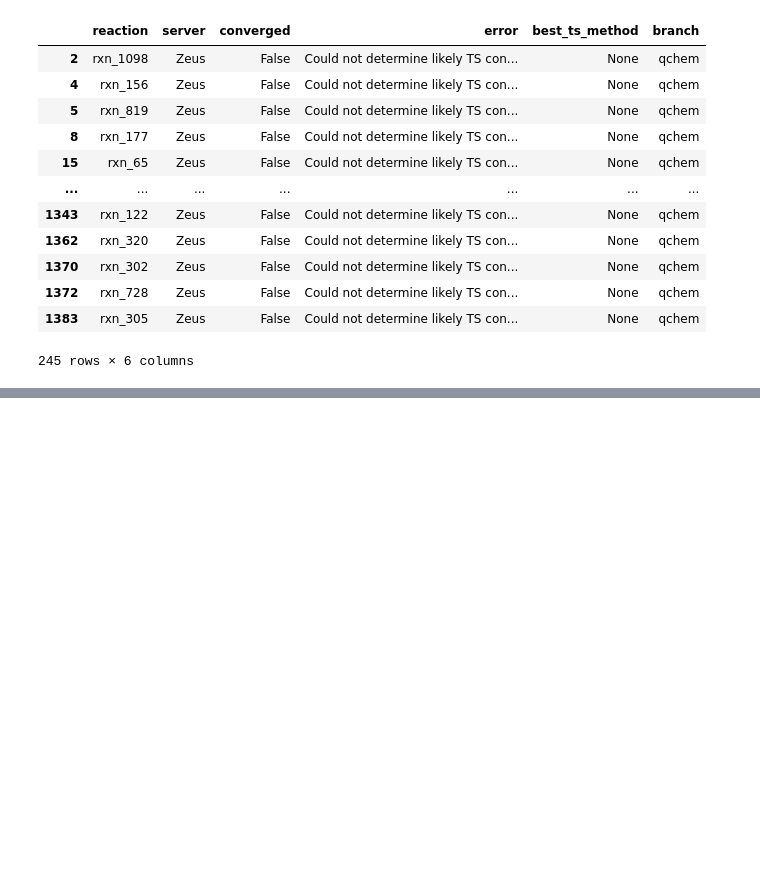
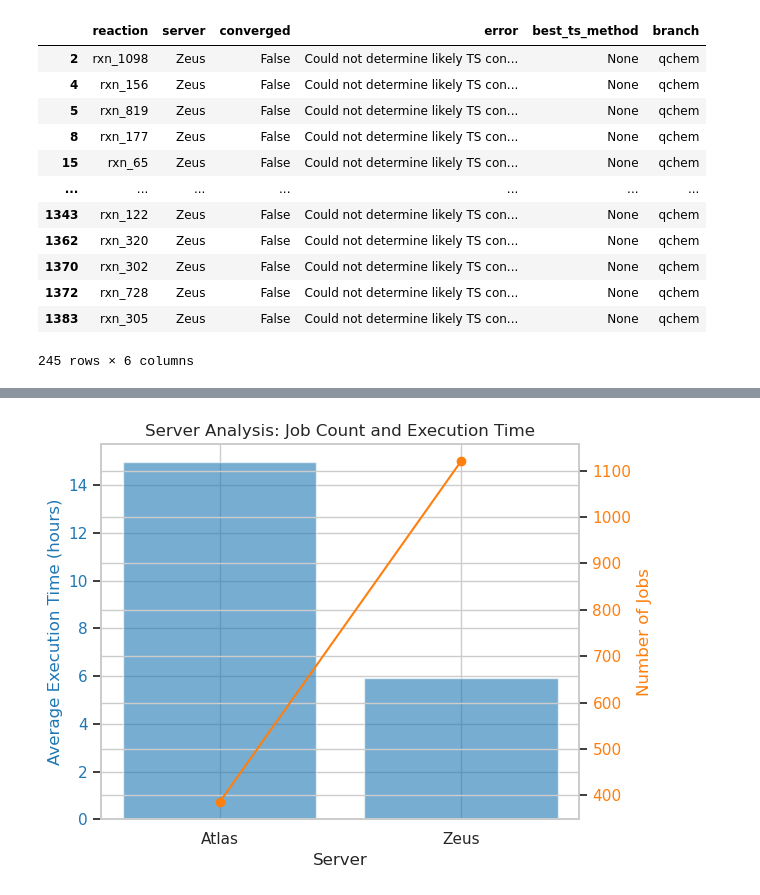
Before and after one commit to calvinp0/arc_analysis, a Jupyter notebook: arc_job_failure.ipynb, the cells around one changed output, grey strips where cells are left out. Cells and saved outputs as stored; diff of their text form; code cells hidden in the pictures; blank space fills up the shorter version.

```diff
--- a/arc_job_failure.ipynb
+++ b/arc_job_failure.ipynb
@@ -458,0 +545,30 @@ reaction_data.query("error == 'Could not determine likely TS conformer' and bran
+# %%
+import matplotlib.pyplot as plt
+
+# Assuming `result` is the DataFrame from the previous step
+servers = result.index
+mean_hours = result['mean_hours']
+job_counts = result['count']
+
+fig, ax1 = plt.subplots()
+
+# Plot the average execution time on the first Y-axis
+ax1.set_xlabel('Server')
+ax1.set_ylabel('Average Execution Time (hours)', color='tab:blue')
+ax1.bar(servers, mean_hours, color='tab:blue', alpha=0.6, label='Avg Execution Time')
+ax1.tick_params(axis='y', labelcolor='tab:blue')
+
+# Create a second Y-axis for the number of jobs
+ax2 = ax1.twinx()
+ax2.set_ylabel('Number of Jobs', color='tab:orange')
+ax2.plot(servers, job_counts, color='tab:orange', marker='o', label='Job Count')
+ax2.tick_params(axis='y', labelcolor='tab:orange')
+
+# Add a title
+plt.title('Server Analysis: Job Count and Execution Time')
+
+# Show the plot
+fig.tight_layout()
+plt.show()
+# %% [output]
+[figure, added]
```
Also changed, not shown: parts of 9 cells of this notebook.
